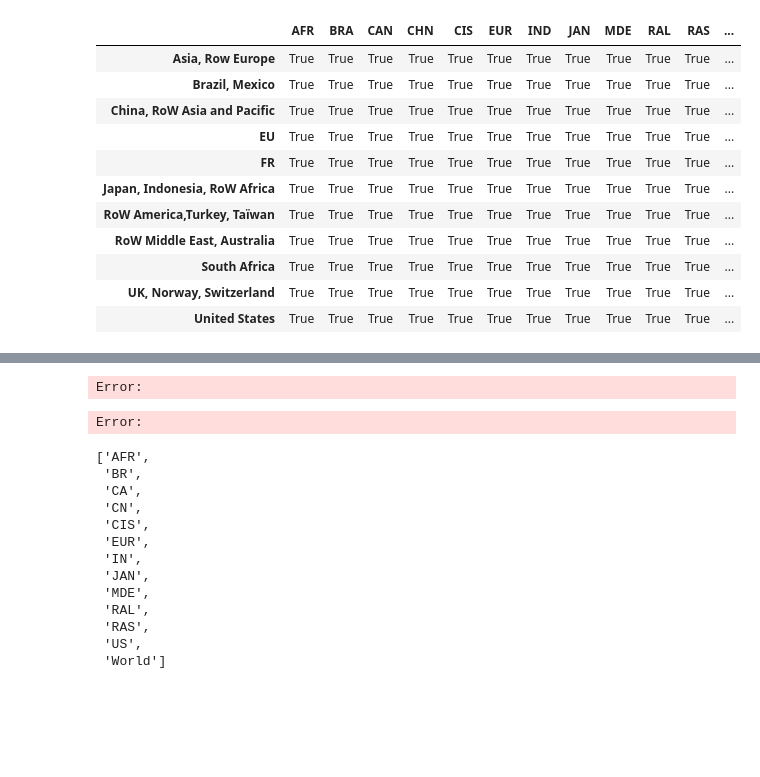
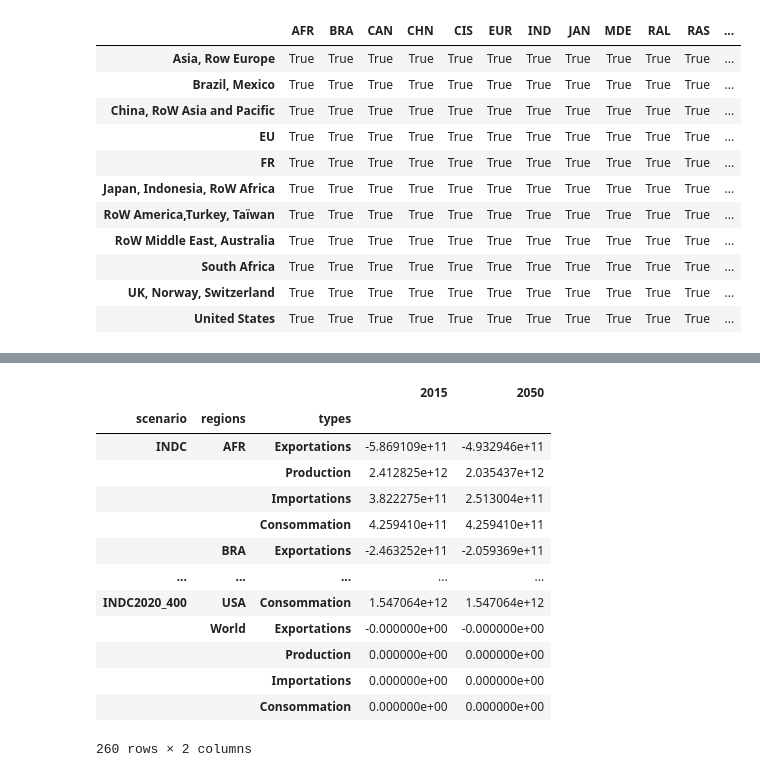
Before and after one commit to Maestrofinn/MatMat-Trade, a Jupyter notebook: main.ipynb, the cells around one changed output, grey strips where cells are left out. Cells and saved outputs as stored; diff of their text form; code cells hidden in the pictures; blank space fills up the shorter version.

```diff
--- a/main.ipynb
+++ b/main.ipynb
@@ -1182,28 +1182,9 @@ import tqdm
 from src.scenarios import DICT_SCENARIOS
 scenario_list=["INDC","INDC2020_1000","INDC2030_1000","INDC2020_1600","INDC2020_400","INDC2030_1600","baseline"]
 
-for scenario in tqdm.tqdm(scenario_list):
+for scenario in tqdm.tqdm(scenario_list[:5]):
     model.new_counterfactual("IMACLIM_all_2015_"+scenario, DICT_SCENARIOS["emissivity_IMACLIM"], year=2015,scenario=scenario)
     model.modify_counterfactual("IMACLIM_all_2015_"+scenario,DICT_SCENARIOS["technical_change_IMACLIM"], year=2015,scenario=scenario)
 
     model.new_counterfactual("IMACLIM_all_2050_"+scenario, DICT_SCENARIOS["emissivity_IMACLIM"], year=2050,scenario=scenario)
     model.modify_counterfactual("IMACLIM_all_2050_"+scenario,DICT_SCENARIOS["technical_change_IMACLIM"], year=2050,scenario=scenario)
-# %% [output]
-Error:
-Error:
-# %%
-model.regions
-# %% [output]
-['AFR',
- 'BR',
- 'CA',
- 'CN',
- 'CIS',
- 'EUR',
- 'IN',
- 'JAN',
- 'MDE',
- 'RAL',
- 'RAS',
- 'US',
- 'World']
@@ -1211,0 +1191,28 @@ import importlib
+# %%
+start_year=pd.concat([ pd.concat([pd.DataFrame(footprint_extractor(model.counterfactuals["IMACLIM_all_2015_"+scenario],region=region),index=[2015]).T  for region in model.regions],
+                      keys=model.regions,
+                      names=("regions","types")) for scenario in tqdm.tqdm(scenario_list[:5])],
+          keys=scenario_list[:5],
+          names=("scenario","regions","types"))
+end_year=pd.concat([ pd.concat([pd.DataFrame(footprint_extractor(model.counterfactuals["IMACLIM_all_2050_"+scenario],region=region),index=[2050]).T  for region in model.regions],
+                      keys=model.regions,
+                      names=("regions","types")) for scenario in tqdm.tqdm(scenario_list[:5])],
+          keys=scenario_list[:5],
+          names=("scenario","regions","types"))
+
+pd.concat([start_year,end_year],axis=1)
+# %% [output]
+|  |  |  | 2015 | 2050 |
+| scenario | regions | types |  |  |
+| INDC | AFR | Exportations | -5.869109e+11 | -4.932946e+11 |
+|  |  | Production | 2.412825e+12 | 2.035437e+12 |
+|  |  | Importations | 3.822275e+11 | 2.513004e+11 |
+|  |  | Consommation | 4.259410e+11 | 4.259410e+11 |
+|  | BRA | Exportations | -2.463252e+11 | -2.059369e+11 |
+| ... | ... | ... | ... | ... |
+| INDC2020_400 | USA | Consommation | 1.547064e+12 | 1.547064e+12 |
+|  | World | Exportations | -0.000000e+00 | -0.000000e+00 |
+|  |  | Production | 0.000000e+00 | 0.000000e+00 |
+|  |  | Importations | 0.000000e+00 | 0.000000e+00 |
+|  |  | Consommation | 0.000000e+00 | 0.000000e+00 |
+260 rows × 2 columns
```
Also changed, not shown: parts of 26 cells of this notebook, 2 other files.
